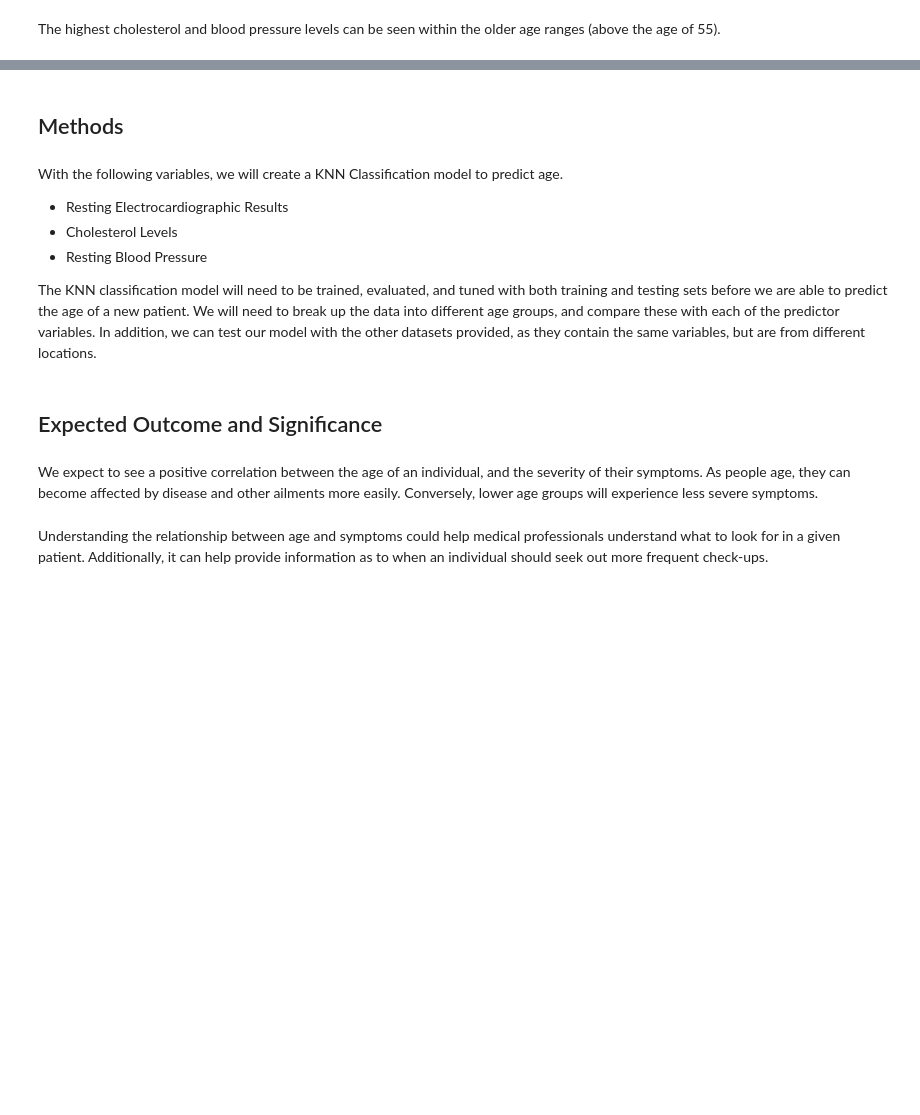
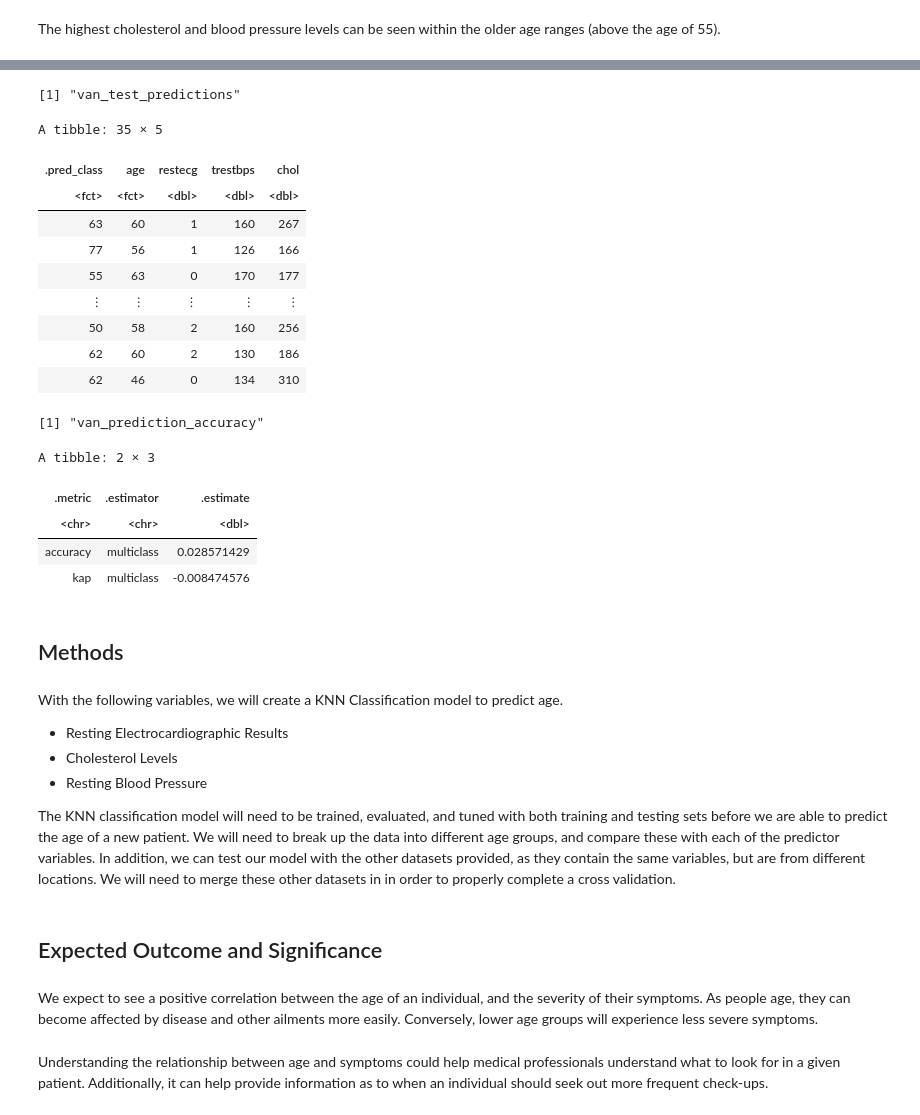
Before and after one commit to klydestad/group_153_project, a Jupyter notebook: group.153.proposal-Copy1.ipynb, the cells around one changed output, grey strips where cells are left out. Drawn from its saved outputs; the diff is of its cells as text; code cells hidden in the pictures; blank space fills up the shorter version.

Commit message:
Updated order of functions

```diff
--- a/group.153.proposal-Copy1.ipynb
+++ b/group.153.proposal-Copy1.ipynb
@@ -161,2 +98,34 @@ van_plot_bps
 # %% [markdown]
 The highest cholesterol and blood pressure levels can be seen within the older age ranges (above the age of 55).
+# %%
+van_data <- van_data %>%
+        mutate(age = as_factor(age)) %>%
+        mutate(chol = as.numeric(chol)) %>%
+        mutate(restecg = as.numeric(restecg)) %>%
+        mutate(trestbps = as.numeric(trestbps))
+
+van_split <- initial_split(van_data, prop = 0.75 , strata = age)
+van_train <- training(van_split)
+van_test <- testing(van_split)
+
+
+print("van_train")
+van_train
+print("van_test")
+van_test
+
+van_recipe <- recipe(age ~., data = van_train) |>
+    step_scale(all_predictors()) |>
+    step_center(all_predictors())
+
+print("van_recipe")
+van_recipe
+
+knn_spec <- nearest_neighbor(weight_func = "rectangular", neighbors = 5) %>%
+      set_engine("kknn") %>%
+      set_mode("classification")
+
+van_fit <- workflow() %>%
+         add_recipe(van_recipe) %>%
+         add_model(knn_spec) %>%
+         fit(data = van_train)
@@ -163,3 +171,34 @@ The highest cholesterol and blood pressure levels can be seen within the older a
+# %%
+van_test_predictions <- predict(van_fit, van_test) %>%
+bind_cols(van_test)
+
+print("van_test_predictions")
+van_test_predictions
+
+
+van_prediction_accuracy <- van_test_predictions |>
+         metrics(truth = age, estimate = .pred_class)
+
+print("van_prediction_accuracy")
+van_prediction_accuracy
+# %% [output]
+[1] "van_test_predictions"
+A tibble: 35 × 5
+| .pred_class | age | restecg | trestbps | chol |
+| <fct> | <fct> | <dbl> | <dbl> | <dbl> |
+| 63 | 60 | 1 | 160 | 267 |
+| 77 | 56 | 1 | 126 | 166 |
+| 55 | 63 | 0 | 170 | 177 |
+| ⋮ | ⋮ | ⋮ | ⋮ | ⋮ |
+| 50 | 58 | 2 | 160 | 256 |
+| 62 | 60 | 2 | 130 | 186 |
+| 62 | 46 | 0 | 134 | 310 |
+[1] "van_prediction_accuracy"
+A tibble: 2 × 3
+| .metric | .estimator | .estimate |
+| <chr> | <chr> | <dbl> |
+| accuracy | multiclass | 0.028571429 |
+| kap | multiclass | -0.008474576 |
 # %% [markdown]
 ## Methods
 # %% [markdown]
@@ -168,7 +207,7 @@ With the following variables, we will create a KNN Classification model to predi
 - Cholesterol Levels
 - Resting Blood Pressure
 
-The KNN classification model will need to be trained, evaluated, and tuned with both training and testing sets before we are able to predict the age of a new patient. We will need to break up the data into different age groups, and compare these with each of the predictor variables. In addition, we can test our model with the other datasets provided, as they contain the same variables, but are from different locations.
+The KNN classification model will need to be trained, evaluated, and tuned with both training and testing sets before we are able to predict the age of a new patient. We will need to break up the data into different age groups, and compare these with each of the predictor variables. In addition, we can test our model with the other datasets provided, as they contain the same variables, but are from different locations. We will need to merge these other datasets in in order to properly complete a cross validation.
 # %% [markdown]
 ## Expected Outcome and Significance
 # %% [markdown]
```
Also changed, not shown: parts of 6 cells of this notebook.
